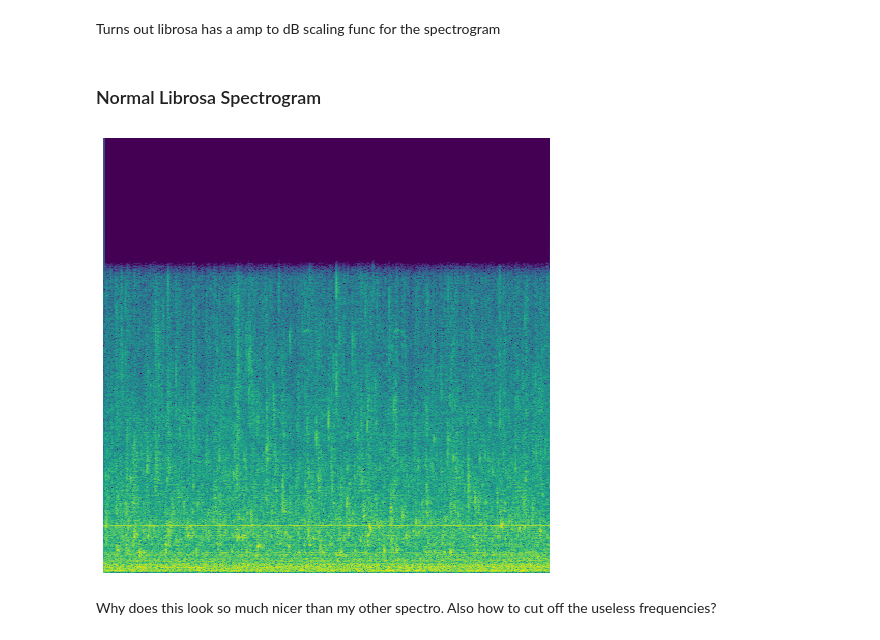
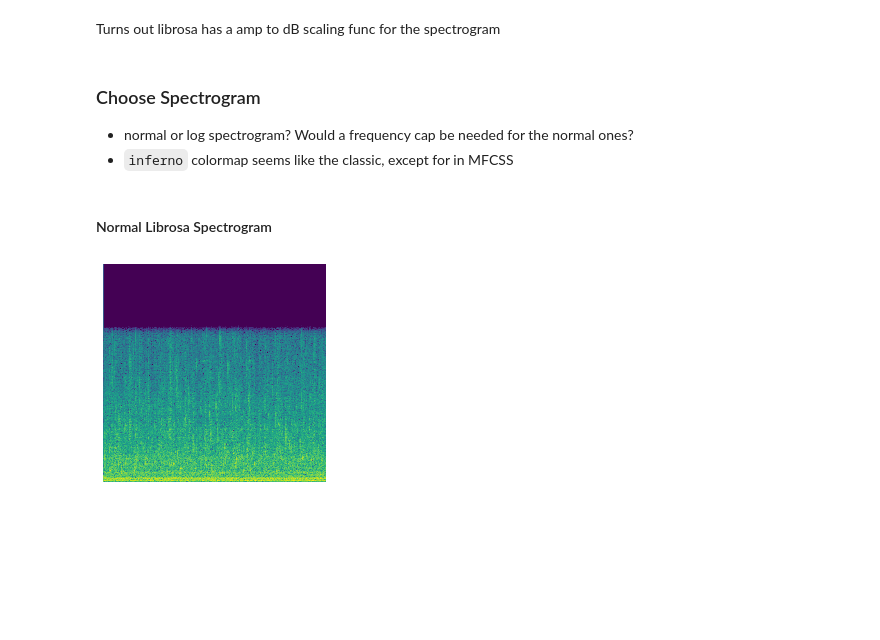
Before and after one commit to PeterFriedrich/machine-sound-prediction, a Jupyter notebook: upgraded-audio-pre-processing.ipynb, the cells around one changed output. Cells and saved outputs as stored; diff of their text form; code cells hidden in the pictures; blank space fills up the shorter version.

```diff
--- a/upgraded-audio-pre-processing.ipynb
+++ b/upgraded-audio-pre-processing.ipynb
@@ -45,18 +45,16 @@ Y = librosa.stft(y) # short time Ft
 Ydb = librosa.amplitude_to_db(abs(Y)) # does dB scaling of the spectro
 # %% [markdown]
 Turns out librosa has a amp to dB scaling func for the spectrogram
+# %% [markdown]
+### Choose Spectrogram
+- normal or log spectrogram? Would a frequency cap be needed for the normal ones?
+- `inferno` colormap seems like the classic, except for in MFCSS
 # %% [markdown]
-### Normal Librosa Spectrogram
+#### Normal Librosa Spectrogram
 # %%
 #display Spectrogram
-plt.figure(figsize=(8, 8))
+plt.figure(figsize=(4, 4))
+plt.axis('off')
 fig = librosa.display.specshow(Ydb, sr=sr, x_axis='time', y_axis='hz',cmap='viridis')
-plt.axis('off')
-fig.axes.get_xaxis().set_visible(False)
-fig.axes.get_yaxis().set_visible(False)
-#If to pring log of frequencies
-#librosa.display.specshow(Xdb, sr=sr, x_axis='time', y_axis='log')
 # %% [output]
-[figure, old version]
+[figure, new version]
-# %% [markdown]
-Why does this look so much nicer than my other spectro. Also how to cut off the useless frequencies?
```
Also changed, not shown: parts of 6 cells of this notebook, 2 other files.
